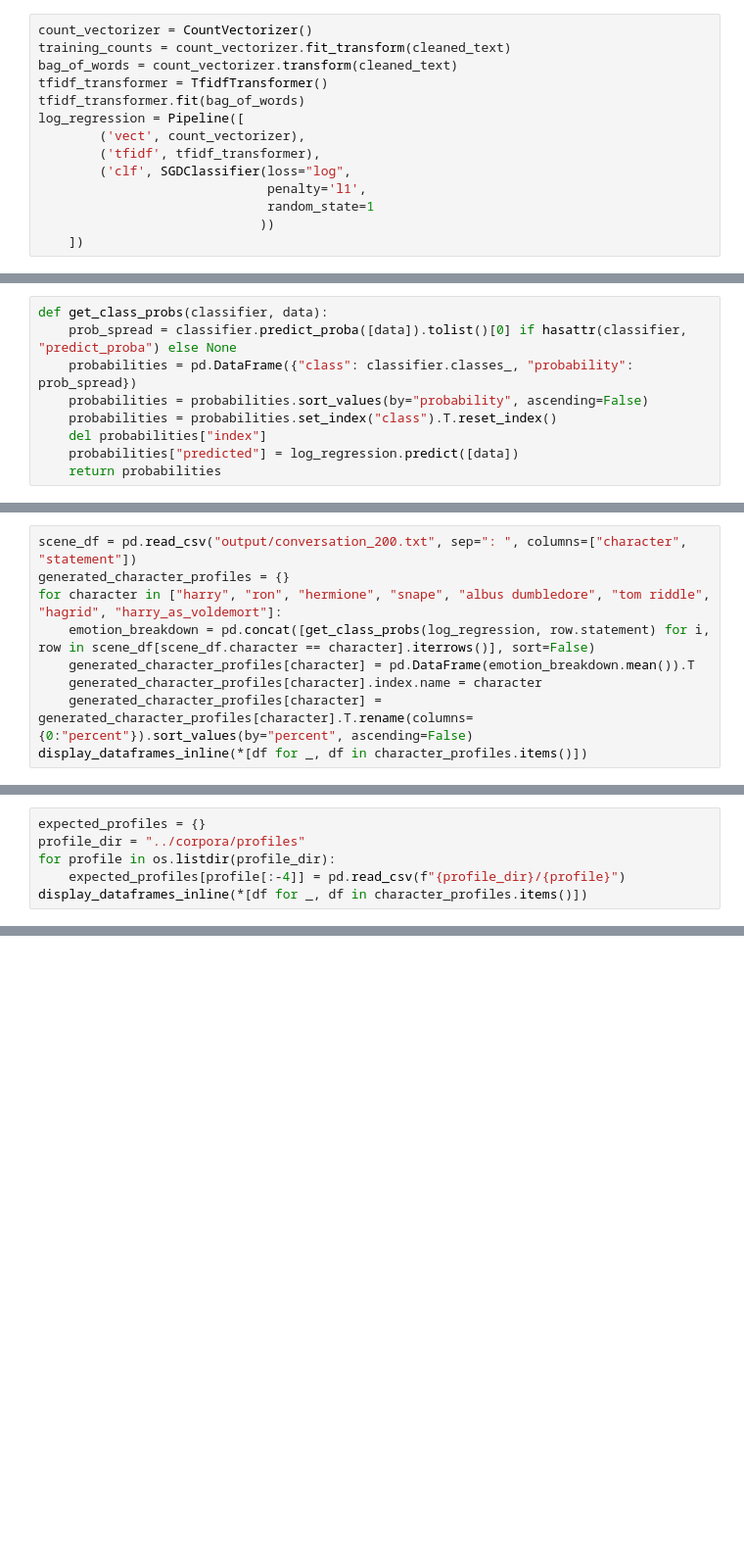
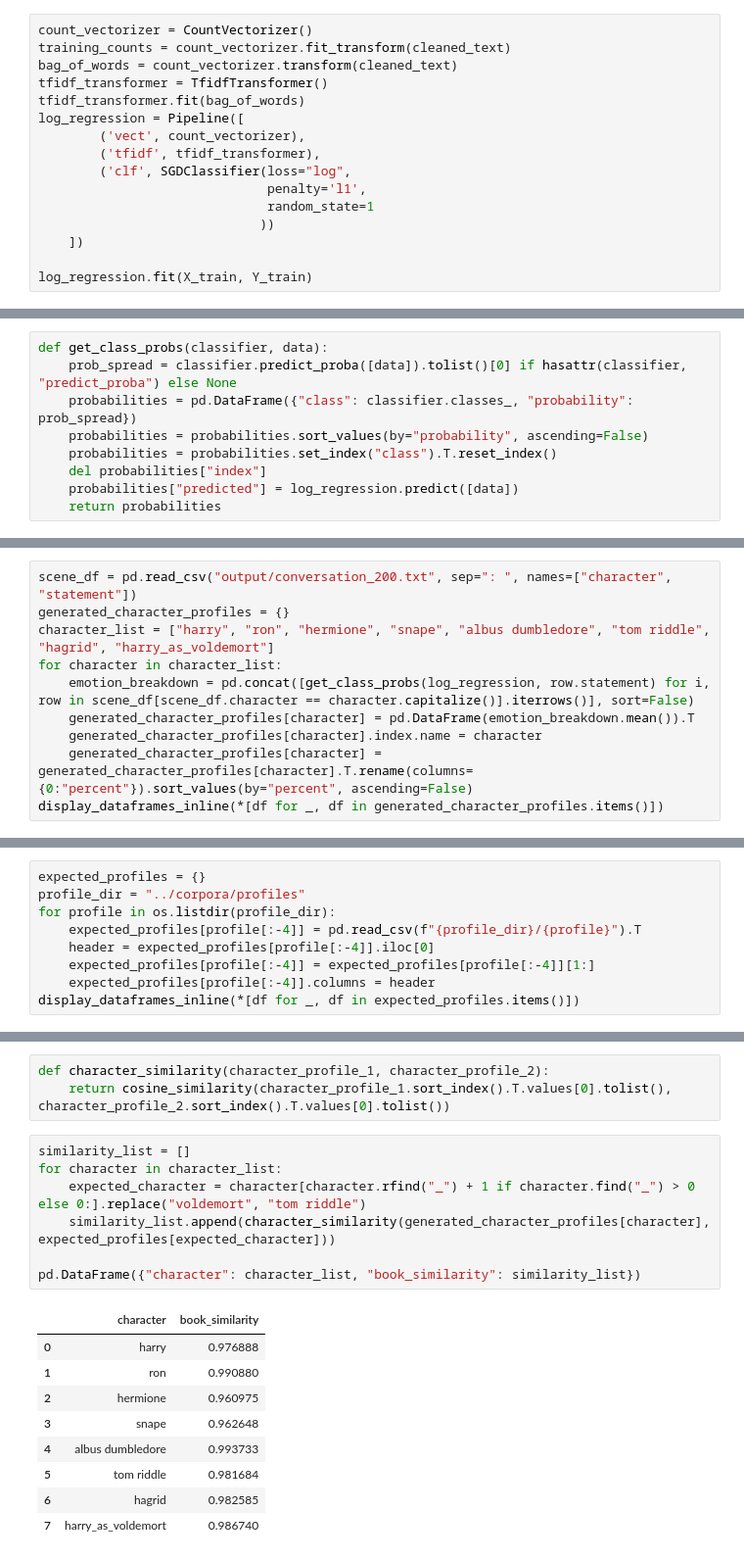
Before and after one commit to RyanStonebraker/lucidDream, a Jupyter notebook: notebooks/Lucid Dream.ipynb, the cells around one changed output, grey strips where cells are left out. Shown: that part at 98% size. Saved outputs shown, nothing was run; the diff lists cells and outputs as text; blank space fills up the shorter version.

```diff
--- a/notebooks/Lucid Dream.ipynb
+++ b/notebooks/Lucid Dream.ipynb
@@ -280,3 +304,5 @@ log_regression = Pipeline([
                               random_state=1
                              ))
     ])
+
+log_regression.fit(X_train, Y_train)
@@ -292,9 +340,10 @@ def get_class_probs(classifier, data):
 # %%
-scene_df = pd.read_csv("output/conversation_200.txt", sep=": ", columns=["character", "statement"])
+scene_df = pd.read_csv("output/conversation_200.txt", sep=": ", names=["character", "statement"])
 generated_character_profiles = {}
-for character in ["harry", "ron", "hermione", "snape", "albus dumbledore", "tom riddle", "hagrid", "harry_as_voldemort"]:
-    emotion_breakdown = pd.concat([get_class_probs(log_regression, row.statement) for i, row in scene_df[scene_df.character == character].iterrows()], sort=False)
+character_list = ["harry", "ron", "hermione", "snape", "albus dumbledore", "tom riddle", "hagrid", "harry_as_voldemort"]
+for character in character_list:
+    emotion_breakdown = pd.concat([get_class_probs(log_regression, row.statement) for i, row in scene_df[scene_df.character == character.capitalize()].iterrows()], sort=False)
     generated_character_profiles[character] = pd.DataFrame(emotion_breakdown.mean()).T
     generated_character_profiles[character].index.name = character
     generated_character_profiles[character] = generated_character_profiles[character].T.rename(columns={0:"percent"}).sort_values(by="percent", ascending=False)
-display_dataframes_inline(*[df for _, df in character_profiles.items()])
+display_dataframes_inline(*[df for _, df in generated_character_profiles.items()])
@@ -302,5 +353,8 @@ display_dataframes_inline(*[df for _, df in character_profiles.items()])
 expected_profiles = {}
 profile_dir = "../corpora/profiles"
 for profile in os.listdir(profile_dir):
-    expected_profiles[profile[:-4]] = pd.read_csv(f"{profile_dir}/{profile}")
-display_dataframes_inline(*[df for _, df in character_profiles.items()])
+    expected_profiles[profile[:-4]] = pd.read_csv(f"{profile_dir}/{profile}").T
+    header = expected_profiles[profile[:-4]].iloc[0]
+    expected_profiles[profile[:-4]] = expected_profiles[profile[:-4]][1:]
+    expected_profiles[profile[:-4]].columns = header
+display_dataframes_inline(*[df for _, df in expected_profiles.items()])
@@ -306,0 +363,20 @@ display_dataframes_inline(*[df for _, df in character_profiles.items()])
+# %%
+def character_similarity(character_profile_1, character_profile_2):
+    return cosine_similarity(character_profile_1.sort_index().T.values[0].tolist(), character_profile_2.sort_index().T.values[0].tolist())
+# %%
+similarity_list = []
+for character in character_list:
+    expected_character = character[character.rfind("_") + 1 if character.find("_") > 0 else 0:].replace("voldemort", "tom riddle")
+    similarity_list.append(character_similarity(generated_character_profiles[character], expected_profiles[expected_character]))
+
+pd.DataFrame({"character": character_list, "book_similarity": similarity_list})
+# %% [output]
+|  | character | book_similarity |
+| 0 | harry | 0.976888 |
+| 1 | ron | 0.990880 |
+| 2 | hermione | 0.960975 |
+| 3 | snape | 0.962648 |
+| 4 | albus dumbledore | 0.993733 |
+| 5 | tom riddle | 0.981684 |
+| 6 | hagrid | 0.982585 |
+| 7 | harry_as_voldemort | 0.986740 |
```
Also changed, not shown: parts of 10 cells of this notebook, 6 other files.
